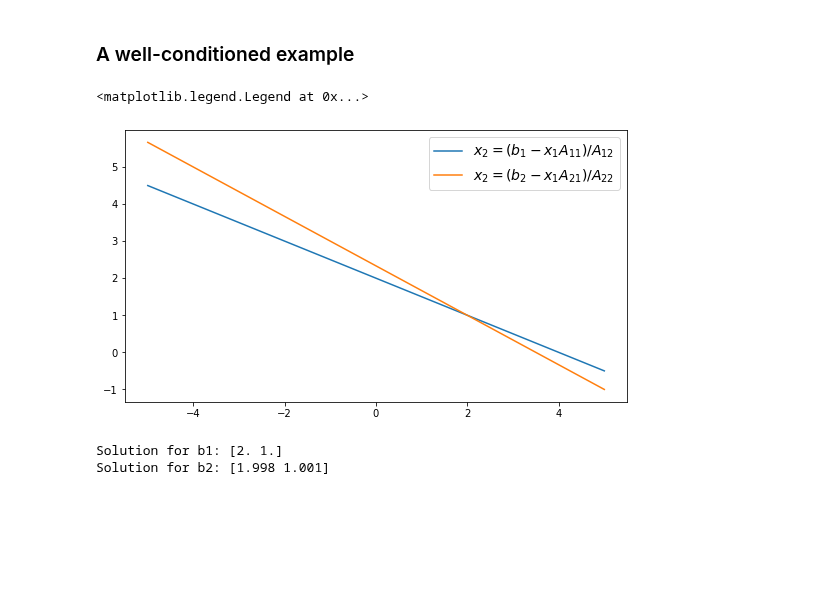
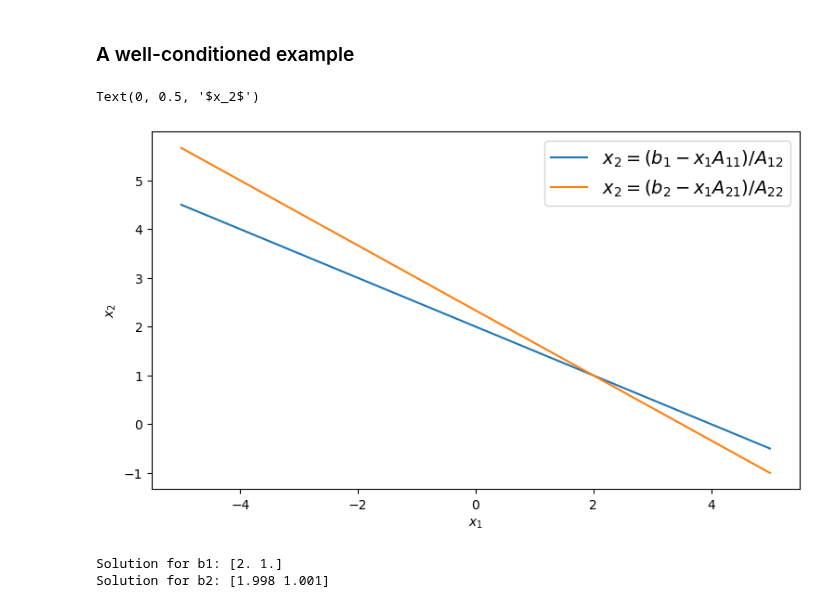
Before and after one commit to nordam/ComputationalPhysics, a Jupyter notebook: Notebooks/10 - Linear Algebra.ipynb, the cells around one changed output. Cells and saved outputs as stored; diff of their text form; code cells hidden in the pictures; blank space fills up the shorter version.

```diff
--- a/Notebooks/10 - Linear Algebra.ipynb
+++ b/Notebooks/10 - Linear Algebra.ipynb
@@ -274,26 +301,28 @@ This generalises to higher dimensions as well, so three equations with three unk
 # %%
 #Create a matrix and a vector
 A = np.array([
         [1, 2],
         [2, 3]
     ])
 
 b = np.array([
         [4.001],
         [6.999]
     ])
 
 # Plot the two lines corresponding to the two equations.
 # Geometric interpretation is that the solution is the point
 # where the lines intersect
 x1 = np.linspace(-5, 5, 2)
 fig = plt.figure(figsize = (9, 5))
 plt.plot(x1, (b[0] - x1*A[0,0]) / A[0,1], label = '$x_2 = (b_1 - x_1 A_{11}) / A_{12}$')
 plt.plot(x1, (b[1] - x1*A[1,0]) / A[1,1], label = '$x_2 = (b_2 - x_1 A_{21}) / A_{22}$')
 plt.legend(fontsize = 14)
+plt.xlabel('$x_1$')
+plt.ylabel('$x_2$')
 # %% [output]
-<matplotlib.legend.Legend at 0x...>
+Text(0, 0.5, '$x_2$')
-[figure, old version]
+[figure, new version]
 # %%
 # We observe that the slope of the lines are determined by A
 # while the values of b serve to move the lines up and down,
```
Also changed, not shown: parts of 37 cells of this notebook, 2 other files.
